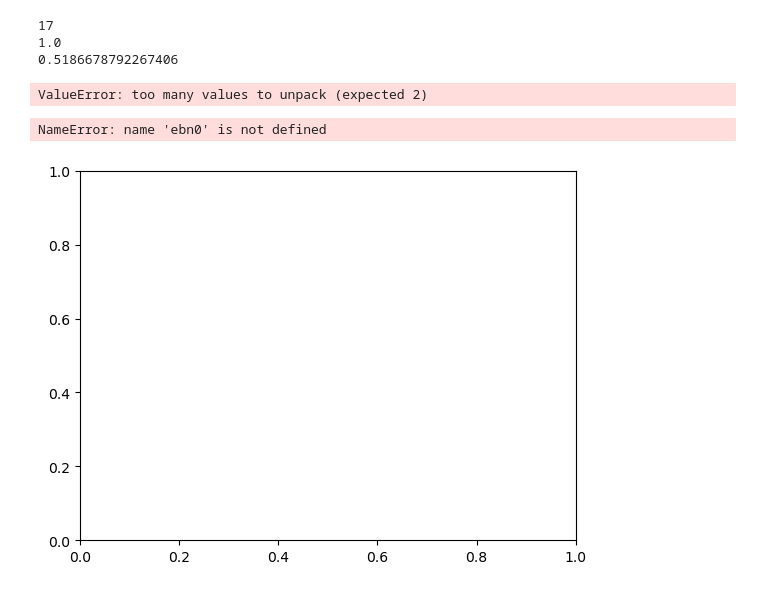
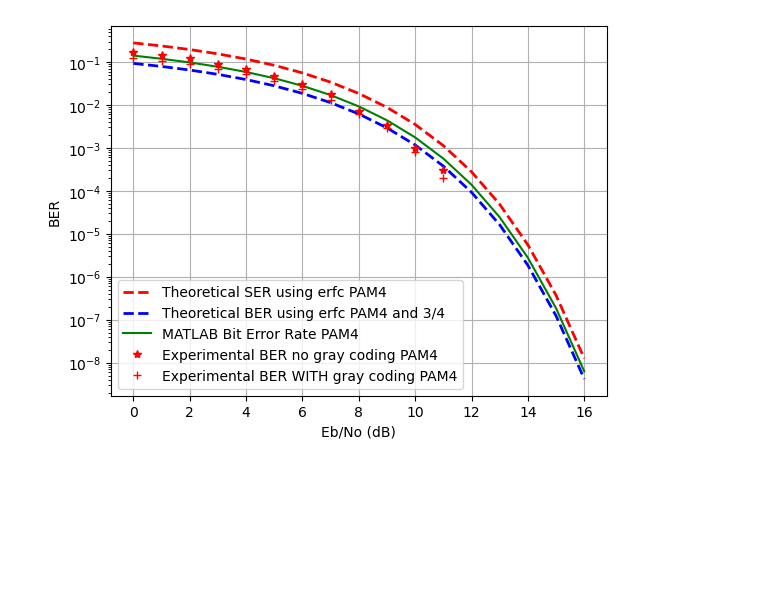
Before and after one commit to Omer-Sella/802.3, a Jupyter notebook: jupyterNotebooks/modulation.ipynb, the cells around one changed output. Cells and saved outputs as stored; diff of their text form; code cells hidden in the pictures; blank space fills up the shorter version.

```diff
--- a/jupyterNotebooks/modulation.ipynb
+++ b/jupyterNotebooks/modulation.ipynb
@@ -1,3 +78,5 @@
 # %%
+import numpy as np
+LOCAL_PRNG = np.random.RandomState()
 berPam4UncodedMATLAB_0_0_5_18 = np.array([0.140980000000000,0.129900000000000,0.119000000000000,0.108270000000000,0.0977420000000000,0.0874510000000000,0.0774530000000000,0.0678180000000000,0.0586240000000000,0.0499550000000000,0.0418930000000000,0.0345110000000000,0.0278710000000000,0.0220160000000000,0.0169670000000000,0.0127200000000000,0.00924720000000000,0.00649530000000000,0.00439030000000000,0.00284270000000000,0.00175420000000000,0.00102570000000000,0.000564710000000000,0.000290600000000000,0.000138660000000000,6.07860000000000e-05,2.42340000000000e-05,8.68610000000000e-06,2.76320000000000e-06,7.68970000000000e-07,1.84190000000000e-07,3.72860000000000e-08,6.25020000000000e-09,8.47880000000000e-10,9.07160000000000e-11,7.43680000000000e-12,4.52230000000000e-13])
 ebn0 = np.arange(0,18.5,0.5)
@@ -8,5 +83,5 @@ NameError: name 'np' is not defined
 # %%
-# The following is based on https://scipy-cookbook.readthedocs.io/items/CommTheory.html
+# The following is based on https://scipy-cookbook.readthedocs.io/items/CommTheory.html, and I expanded it to PAM4
 import os, sys
 ieeeProjectDir = os.environ.get('IEEE8023')
 if ieeeProjectDir == None:
@@ -16,88 +91,83 @@ import numpy as np
 import modulationFunctions as mf
 from scipy.special import erfc
 import matplotlib.pyplot as plt
-berPam2MATLAB_0_1_16 = np.array([0.0786500000000000,0.0562820000000000,0.0375060000000000,0.0228780000000000,0.0125010000000000,0.00595390000000000,0.00238830000000000,0.000772670000000000,0.000190910000000000,3.36270000000000e-05,3.87210000000000e-06,2.61310000000000e-07,9.00600000000000e-09,1.33290000000000e-10,6.81020000000000e-13,9.12400000000000e-16,2.26740000000000e-19])
+#berPam2MATLAB_0_1_16 = np.array([0.0786500000000000,0.0562820000000000,0.0375060000000000,0.0228780000000000,0.0125010000000000,0.00595390000000000,0.00238830000000000,0.000772670000000000,0.000190910000000000,3.36270000000000e-05,3.87210000000000e-06,2.61310000000000e-07,9.00600000000000e-09,1.33290000000000e-10,6.81020000000000e-13,9.12400000000000e-16,2.26740000000000e-19])
 berPam4MATLAB_0_1_16 = np.array([0.140980000000000,0.119000000000000,0.0977420000000000,0.0774530000000000,0.0586240000000000,0.0418930000000000,0.0278710000000000,0.0169670000000000,0.00924720000000000,0.00439030000000000,0.00175420000000000,0.000564710000000000,0.000138660000000000,2.42340000000000e-05,2.76320000000000e-06,1.84190000000000e-07,6.25020000000000e-09])
 
 SNR_MIN     = 0
 SNR_MAX     = 16
 M = 4 # Number of PAM levels
+AVERAGE_POWER_PER_BIT_PAM4 = 1 #Currently 1, as half of epsilon_g which is 2
+CORRECTION_FACTOR = 0.5 # This factor is meant to be removed once I figure out the right conversion from linear SNR to noise
+PAM4_SER_TO_BER = 3/4 # This needs checking and explaining.
 pam4SymbolPowerAverage = 1/4 * (1 + 1 + (2/3)**2 + (-2/3)**2)
 EbN0_dB    = np.arange(SNR_MIN,SNR_MAX+1,1)
-print(len(EbN0_dB))
 EbN0_linear        = 10**(EbN0_dB/10.0)  # linear SNR
 
-Pe          = np.empty(EbN0_linear.shape)
-BER         = np.empty(EbN0_linear.shape)
-PePam4          = np.empty(EbN0_linear.shape)
-BerStatsPam4GrayCoded         = np.empty(EbN0_linear.shape)
-BerStatsPam4NoGrayCoding      = np.empty(EbN0_linear.shape)
+Pe          = np.empty(EbN0_linear.shape) #Probability of error
+BER         = np.empty(EbN0_linear.shape) #Bit error rate
+probabilityOfSymbolErrorPam4          = np.empty(EbN0_linear.shape) #Probability of error for PAM4
+BerStatsPam4GrayCoded         = np.empty(EbN0_linear.shape) #Bit error rate with Gray coding
+BerStatsPam4NoGrayCoding      = np.empty(EbN0_linear.shape) ##Bit error rate WITHOUT Gray coding
+
+
+def Q(x):
+    return (1/2) * erfc(x / np.sqrt(2))
 
 loop = 0
 for snr in EbN0_linear:      # SNR loop
-    Pe[loop] = 0.5*erfc(np.sqrt(snr))
-    pam4Factor = np.sqrt((2/3)**2)
-    x = np.sqrt(snr ) #np.sqrt( 6 * np.log2(M) * (1/(M*M- 1)) *snr)
-    print(x)
+    # First, calculate the analytic probability of error for NRZ
+    #Pe[loop] = 0.5*erfc(np.sqrt(snr))
+
+    x = np.sqrt( (6 * np.log2(M) / (M**2 - 1)) * snr )
     y = (2*(M-1)/M)
-    PePam4[loop] =y  *erfc(pam4Factor * x) #
-    print(PePam4[loop])
+    probabilityOfSymbolErrorPam4[loop] = y * Q(x) #y  *erfc(x)
     #VEC_SIZE = np.int32(10 * np.ceil(100/Pe[loop]))  # vector length is a function of Pe
     VEC_SIZE = 10000
     # signal vector, new vector for each SNR value
     data = np.random.randint(low = 0, high = 2, size = VEC_SIZE)
-    s = 2 * data - 1
     modulatedDataNoGrayCoding, pam4SymbolsNoGrayCoding, _ = mf.modulatePAM4(data, grayCoding=False, precoding=False)
     modulatedDataGrayCoded, pam4SymbolsGrayCoded, _ = mf.modulatePAM4(data, grayCoding=True, precoding=False)
 
-    # linear power of the noise; average signal power = 1
-    No = 1.0/snr
-
     # noise
-    n = np.sqrt(No/2)*np.random.randn(VEC_SIZE)
-    noisePam4 = pam4Factor * (1/snr) * np.random.randn(len(modulatedDataNoGrayCoding))
+    #n = np.sqrt(No/2)*np.random.randn(VEC_SIZE)
+    noisePam4 = LOCAL_PRNG.normal(0, CORRECTION_FACTOR * np.sqrt(0.5 * (AVERAGE_POWER_PER_BIT_PAM4 / snr)), len(modulatedDataNoGrayCoding)) #1/snr) * np.random.randn(len(modulatedDataNoGrayCoding))
 
     # signal + noise
-    x = s + n
     noisyDataNoGrayCoding = modulatedDataNoGrayCoding + noisePam4
     noisyDataGrayCoded = modulatedDataGrayCoded + noisePam4
 
 
     # decode received signal + noise
-    y = np.sign(x)
-    pam4SymbolsNoGrayCoding, error = mf.pam4Slice(noisyDataNoGrayCoding)
-    pam4SymbolsGrayCoded, error = mf.pam4Slice(noisyDataGrayCoded)
+    pam4SymbolsNoGrayCoding, error, classifier = mf.pam4Slice(noisyDataNoGrayCoding)
+    pam4SymbolsGrayCoded, error, classifier = mf.pam4Slice(noisyDataGrayCoded)
 
     dataRxNoGrayCoding = mf.pam4SymbolsToBits(pam4SymbolsNoGrayCoding, grayCoded= False)
     dataRxGrayCoded = mf.pam4SymbolsToBits(pam4SymbolsGrayCoded, grayCoded= True)
 
 
     # find erroneous symbols
-    err = np.where(y != s)
-    error_sum = float(len(err[0]))
     berPam4GrayCoded = np.sum(dataRxGrayCoded != data) / VEC_SIZE
     berPam4NoGrayCoding = np.sum(dataRxNoGrayCoding != data) / VEC_SIZE
     BerStatsPam4GrayCoded[loop] = berPam4GrayCoded
     BerStatsPam4NoGrayCoding[loop] = berPam4NoGrayCoding
     BER[loop] = error_sum/VEC_SIZE
-    print ('Eb_No_dB=%4.2f, BER=%10.4e, Pe=%10.4e' % (EbN0_dB[loop], BER[loop], Pe[loop]))
+    #print ('Eb_No_dB=%4.2f, BER=%10.4e, Pe=%10.4e' % (EbN0_dB[loop], BER[loop], Pe[loop]))
     loop += 1
 
 #plt.semilogy(Eb_No_dB, Pe,'r',Eb_No_dB, BER,'s')
 #plt.semilogy(EbN0_dB, Pe,'r',linewidth=2, label = "Theoretical BER using erfc NRZ")
-plt.semilogy(EbN0_dB, PePam4,'--r',linewidth=2, label = "Theoretical BER using erfc PAM4")
+plt.semilogy(EbN0_dB, probabilityOfSymbolErrorPam4,'--r',linewidth=2, label = "Theoretical SER using erfc PAM4")
+plt.semilogy(EbN0_dB, PAM4_SER_TO_BER * probabilityOfSymbolErrorPam4,'--b',linewidth=2, label = "Theoretical BER using erfc PAM4 and 3/4")
 #plt.semilogy(EbN0_dB, BER,'-s', label = "Experimnetal ber NRZ")
 #plt.semilogy(EbN0_dB, berPam2MATLAB_0_1_16, '+g', label = "MATLAB extract NRZ")
-plt.semilogy(EbN0_dB, berPam4MATLAB_0_1_16, '-g', label = "MATLAB extract PAM4")
+plt.semilogy(EbN0_dB, berPam4MATLAB_0_1_16, '-g', label = "MATLAB Bit Error Rate PAM4")
 plt.semilogy(EbN0_dB, BerStatsPam4NoGrayCoding, '*r', label = "Experimental BER no gray coding PAM4")
 plt.semilogy(EbN0_dB, BerStatsPam4GrayCoded, '+r', label = "Experimental BER WITH gray coding PAM4")
 plt.grid(True)
 plt.legend()
 plt.xlabel('Eb/No (dB)')
 plt.ylabel('BER')
 plt.show()
 # %% [output]
-17
-1.0
-0.5186678792267406
-ValueError: too many values to unpack (expected 2)
+[figure, added]
@@ -118,14 +173,0 @@ for e in ebn0:
-# %%
-fig, ax = plt.subplots()
-pam4Simulated = ax.semilogy(ebn0, np.array(berData), '^b', linewidth = 2, label = 'PAM 4 Uncoded simulated')
-pam4UncodedMatlab = ax.semilogy(ebn0, berPam4UncodedMATLAB, '^r', linewidth = 2, label = 'PAM 4 Uncoded MATLAB')
-ax.set_ylabel('Output Bit Error Ratio (BER)',fontsize=16)
-ax.set_xlabel('Signal to noise ratio (SNR)',fontsize=16)
-ax.set_title("Alignment of PAM-4 uncoded to reproduction of MATLAB")
-ax.tick_params(axis='both',  labelsize=16)
-ax.grid(True, which="both")
-ax.minorticks_on()
-plt.show()
-# %% [output]
-NameError: name 'ebn0' is not defined
-[figure, removed]
```
Also changed, not shown: parts of 10 cells of this notebook, 5 other files.
